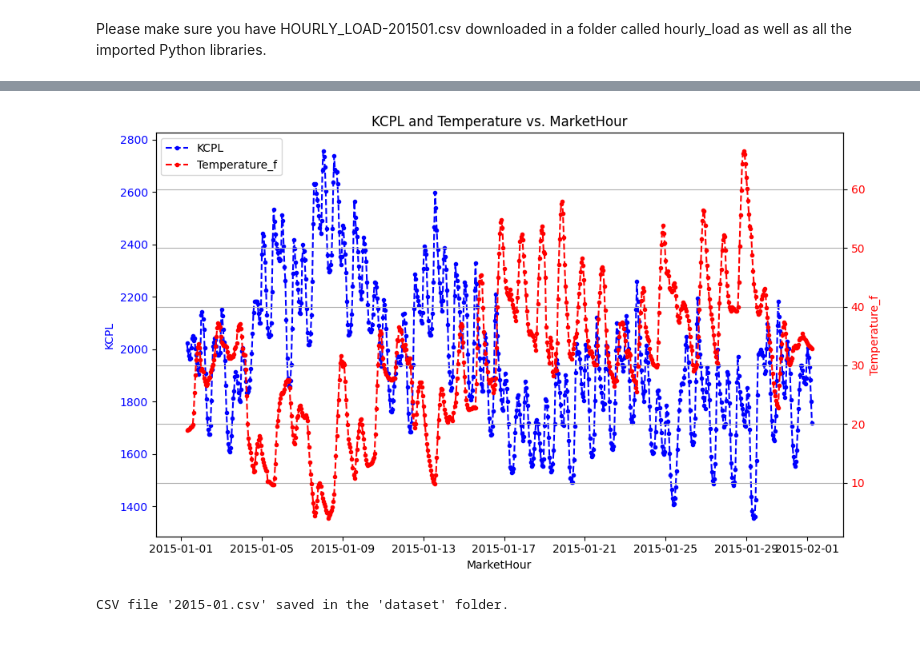
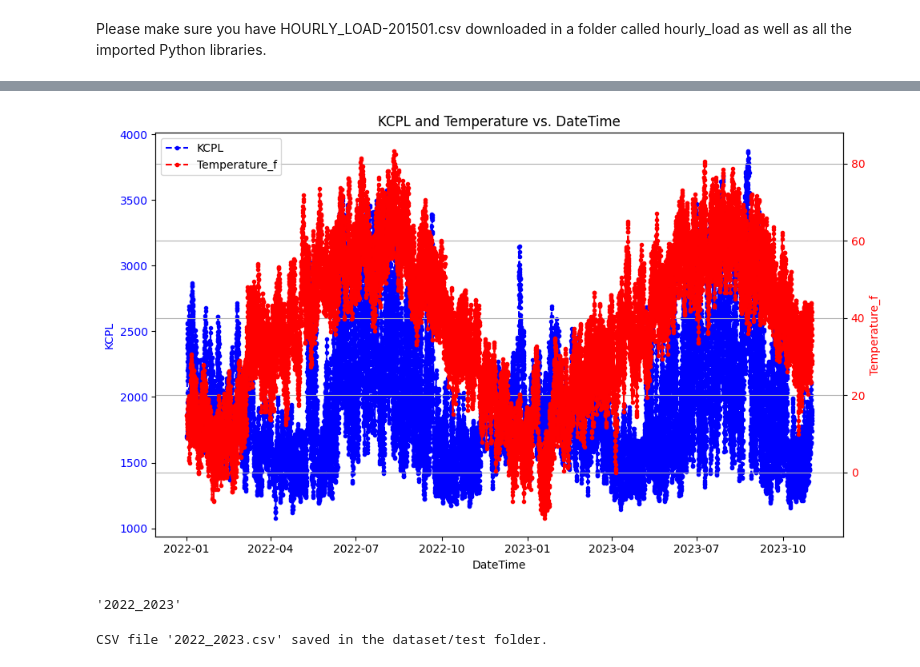
Before and after one commit to Freddy1381/Load_Forecasting, a Jupyter notebook: dataset_preprocess.ipynb, the cells around one changed output, grey strips where cells are left out. Drawn from its saved outputs; the diff is of its cells as text; code cells hidden in the pictures.

```diff
--- a/dataset_preprocess.ipynb
+++ b/dataset_preprocess.ipynb
@@ -84,0 +91,21 @@ data.head(20)
+# %%
+data['DayOfWeek'] = data['DateTime'].dt.strftime('%A')
+# Extract various information
+data['Year'] = data['DateTime'].dt.year
+data['Quarter'] = data['DateTime'].dt.quarter  # Quarter of the year (1-4)
+data['IsWeekend'] = (data['DateTime'].dt.weekday > 5).astype(int)  # 1 if it's a weekend, 0 otherwise
+data['Month'] = data['DateTime'].dt.month
+data['DayNumber_Year'] = data['DateTime'].dt.day
+data['DayNumber_Week'] = data['DateTime'].dt.day_of_week  # Monday is 0, Sunday is 6
+#data['DayName'] = data['DateTime'].dt.strftime('%A')  # Full weekday name
+data['DayOfYear'] = data['DateTime'].dt.day_of_year
+data['Hour'] = data['DateTime'].dt.hour
+data['Minute'] = data['DateTime'].dt.minute
+data['WeekNumber'] = data['DateTime'].dt.isocalendar().week  # Week number
+#data['Second'] = data['DateTime'].dt.second
+#data['IsAM'] = data['DateTime'].dt.strftime('%p') == 'AM'  # True if it's AM, False if PM
+#data['IsMonthStart'] = data['DateTime'].dt.is_month_start  # True if the day is the start of the month
+#data['IsMonthEnd'] = data['DateTime'].dt.is_month_end
+
+# Displaying the modified DataFrame
+print(data.head(20))
@@ -125,5 +178,5 @@ Coordinates for Kansas City: Latitude 39.100105, Longitude -94.5781416
 # %%
-start_date = data['MarketHour'].iloc[0].strftime('%Y-%m-%d')
-end_date = data['MarketHour'].iloc[-1].strftime('%Y-%m-%d')
+start_date = data['DateTime'].iloc[0].strftime('%Y-%m-%d')
+end_date = data['DateTime'].iloc[-1].strftime('%Y-%m-%d')
 print(f"Start date of current batch: {start_date}\nEnd date of current batch: {end_date}")
 # %% [output]
@@ -134,6 +187,9 @@ End date of current batch: 2015-02-01
 cache_session = requests_cache.CachedSession('.cache', expire_after = -1)
 retry_session = retry(cache_session, retries = 5, backoff_factor = 0.2)
 openmeteo = openmeteo_requests.Client(session = retry_session)
+
+latitude = 39.0997
+longitude = 94.5786
 
 # Make sure all required weather variables are listed here
 # The order of variables in hourly or daily is important to assign them correctly below
@@ -167,6 +223,6 @@ hourly_data["temperature_f"] = hourly_temperature_2m
 hourly_data["weather_code"] = hourly_weather_code.astype(int)
 
 hourly_dataframe = pd.DataFrame(data = hourly_data)
-hourly_dataframe.head(20)
+hourly_dataframe.head(10)
 # %% [output]
 |  | date | temperature_f | weather_code |
@@ -201,11 +254,11 @@ hourly_dataframe['weather_code'].value_counts()
 Name: weather_code, dtype: int64
 # %%
 # Merge DataFrames on 'MarketHour' and 'date'
-merged_df = pd.merge(data, hourly_dataframe, left_on='MarketHour', right_on='date', how='inner')
+merged_df = pd.merge(data, hourly_dataframe, left_on='DateTime', right_on='date', how='inner')
 
 # Drop the duplicate 'date' column
 merged_df.drop(columns=['date'], inplace=True)
 
 # Now, 'merged_df' contains the merged data
-merged_df.head(20)
+merged_df.head(10)
 # %% [output]
@@ -229,48 +276,52 @@ merged_df.head(20)
 # %%
-x = merged_df['MarketHour']
+x = merged_df['DateTime']
 y_kcpl = merged_df['KCPL']
 y_temperature = merged_df['temperature_f']
 
 # Create a figure and axis
 fig, ax1 = plt.subplots(figsize=(10, 6))
 
 # Plot 'KCPL' data using the first y-axis (left)
 ax1.plot(x, y_kcpl, marker='.', linestyle='--', color='b', label='KCPL')
-ax1.set_xlabel('MarketHour')
+ax1.set_xlabel('DateTime')
 ax1.set_ylabel('KCPL', color='b')
 ax1.tick_params(axis='y', labelcolor='b')
 
 # Create a second y-axis on the right for 'temperature_2m'
 ax2 = ax1.twinx()
 ax2.plot(x, y_temperature, marker='.', linestyle='--', color='r', label='Temperature_f')
 ax2.set_ylabel('Temperature_f', color='r')
 ax2.tick_params(axis='y', labelcolor='r')
 
 # Add legends
 lines, labels = ax1.get_legend_handles_labels()
 lines2, labels2 = ax2.get_legend_handles_labels()
 ax2.legend(lines + lines2, labels + labels2, loc='upper left')
 
-plt.xlabel('MarketHour')
+plt.xlabel('DateTime')
 plt.grid(True)
 plt.xticks(rotation=45)
 
 # Set a title
-plt.title('KCPL and Temperature vs. MarketHour')
+plt.title('KCPL and Temperature vs. DateTime')
 
 # Show the plot
 plt.tight_layout()
 plt.show()
 # %% [output]
-[figure, old version]
+[figure, new version]
+# %%
+merged_df['DateTime'].iloc[0].strftime('%Y') + '_' + merged_df['DateTime'].iloc[-1].strftime('%Y')
+# %% [output]
+'2022_2023'
 # %%
-batch_month = merged_df['MarketHour'].iloc[0].strftime('%Y-%m')
-folder_name = 'dataset'
-file_name = batch_month + '.csv'
+batch_year = merged_df['DateTime'].iloc[0].strftime('%Y') + '_' + merged_df['DateTime'].iloc[-1].strftime('%Y')
+folder_name = 'dataset/test'
+file_name = batch_year + '.csv'
 if not os.path.exists(folder_name):
     os.makedirs(folder_name)
 file_path = os.path.join(folder_name, file_name)
 merged_df.to_csv(file_path, index=False)
-print(f"CSV file '{file_name}' saved in the 'dataset' folder.")
+print(f"CSV file '{file_name}' saved in the {folder_name} folder.")
 # %% [output]
-CSV file '2015-01.csv' saved in the 'dataset' folder.
+CSV file '2022_2023.csv' saved in the dataset/test folder.
```
Also changed, not shown: parts of 13 cells of this notebook, 7 other files.
